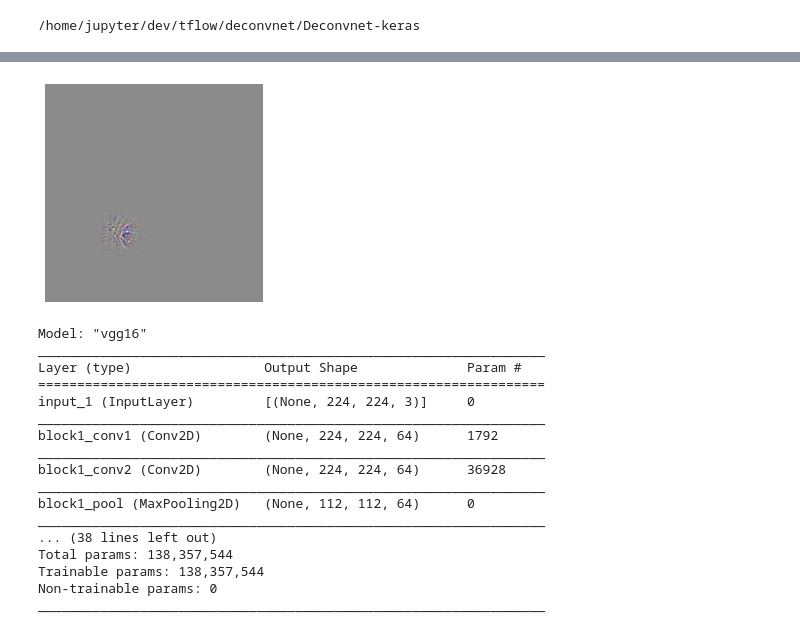
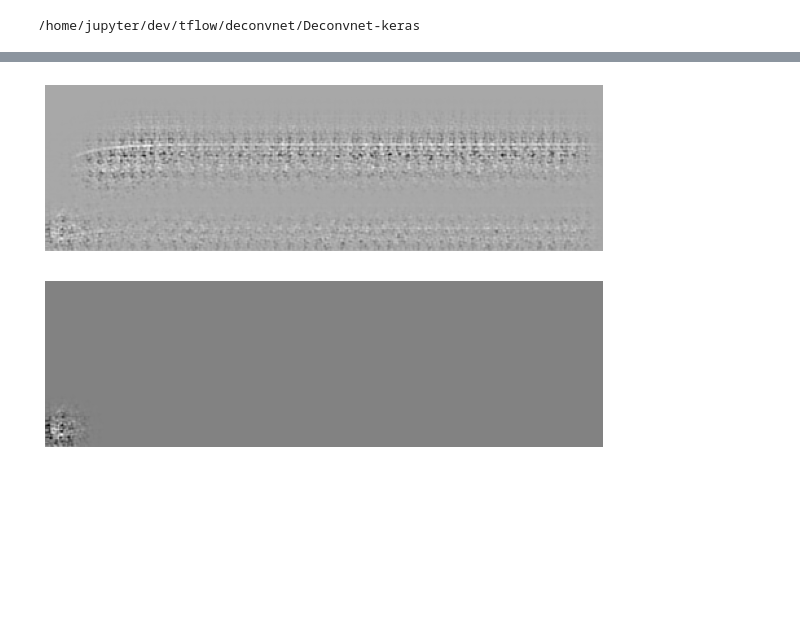
Before and after one commit to nigel-croft-bluefruit/Deconvnet-keras, a Jupyter notebook: 03_audio-deconv.ipynb, the cells around one changed output, grey strips where cells are left out. Cells and saved outputs as stored; diff of their text form; code cells hidden in the pictures; blank space fills up the shorter version.

Commit message:
Now works with TF tensors/audio as well as np arrays. Extra notebooks added

```diff
--- a/03_audio-deconv.ipynb
+++ b/03_audio-deconv.ipynb
@@ -65,0 +151,9 @@ show_result(result)
+# %%
+def show_image(spectro, cmap='gray'):
+    _,ax = plt.subplots(figsize=(10,10))
+
+    spectro = np.rot90(spectro)
+    ax.axis('off')
+    #ax.set_title(f"{layers[i]}:")
+    ax.imshow(spectro, cmap=cmap)
+    #ax.imshow(spectro)
@@ -65,0 +170,2 @@ show_result(result)
+# %%
+output = forward_pass(deconv_layers, extract_feature(path.join(recordings_dir,"vacuum_cleaner.wav")))
@@ -65,0 +190,30 @@ show_result(result)
+# %%
+def backward_pass(deconv_layers, output, feature_to_visualize, visualize_mode):
+    assert output.ndim == 2 or output.ndim == 4
+    if output.ndim == 2:
+        feature_map = output[:, feature_to_visualize]
+    else:
+        feature_map = output[:, :, :, feature_to_visualize]
+    if 'max' == visualize_mode:
+        feature_map = feature_map.numpy()
+        max_activation = feature_map.max()
+        temp = feature_map == max_activation
+        feature_map = feature_map * temp
+    elif 'all' != visualize_mode:
+        print('Illegal visualize mode')
+        sys.exit()
+    output = np.zeros_like(output)
+    if 2 == output.ndim:
+        output[:, feature_to_visualize] = feature_map
+    else:
+        output[:, :, :, feature_to_visualize] = feature_map
+
+    # Backward pass
+    deconv_layers[-1].down(output)
+    for i in range(len(deconv_layers) - 2, -1, -1):
+        #print(f"d: {i}")
+        deconv_layers[i].down(deconv_layers[i + 1].down_data)
+    deconv = deconv_layers[0].down_data
+    deconv = deconv.squeeze()
+
+    return deconv
@@ -66,25 +225,10 @@ show_result(result)
+# %%
+result = backward_pass(deconv_layers, output, 46, 'all')
+show_image(result)
+# %% [output]
+[figure, added]
 # %%
-result = main('./husky.jpg', 46, visualize_mode='max')
-show_result(result)
+result = backward_pass(deconv_layers, output, 46, 'max')
+show_image(result)
 # %% [output]
-[figure, old version]
+[figure, new version]
-# %%
-model.summary()
-# %% [output]
-Model: "vgg16"
-_________________________________________________________________
-Layer (type)                 Output Shape              Param #
-=================================================================
-input_1 (InputLayer)         [(None, 224, 224, 3)]     0
-_________________________________________________________________
-block1_conv1 (Conv2D)        (None, 224, 224, 64)      1792
-_________________________________________________________________
-block1_conv2 (Conv2D)        (None, 224, 224, 64)      36928
-_________________________________________________________________
-block1_pool (MaxPooling2D)   (None, 112, 112, 64)      0
-_________________________________________________________________
-... (38 lines left out)
-Total params: 138,357,544
-Trainable params: 138,357,544
-Non-trainable params: 0
-_________________________________________________________________
```
Also changed, not shown: parts of 20 cells of this notebook, 7 other files.
